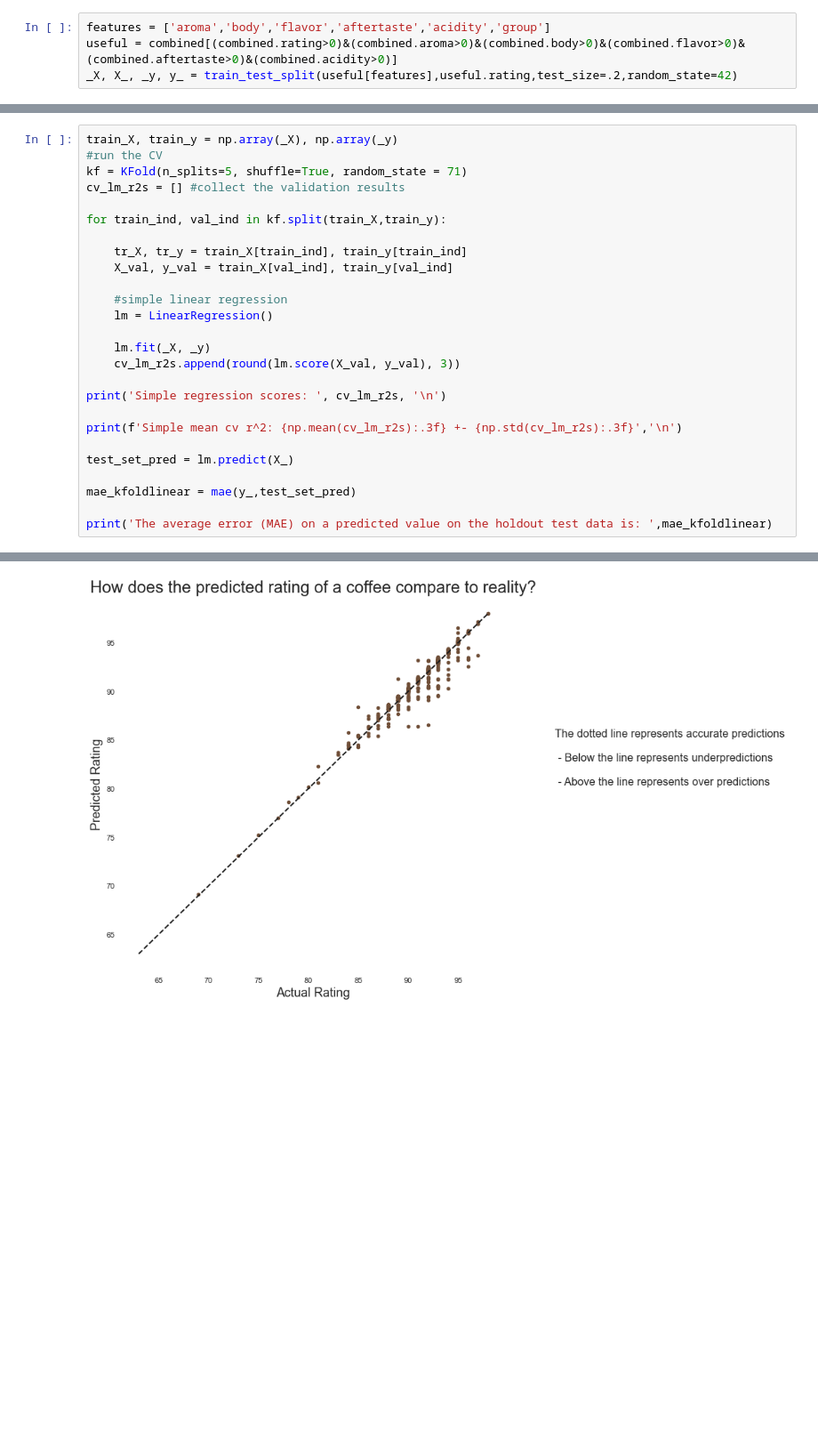
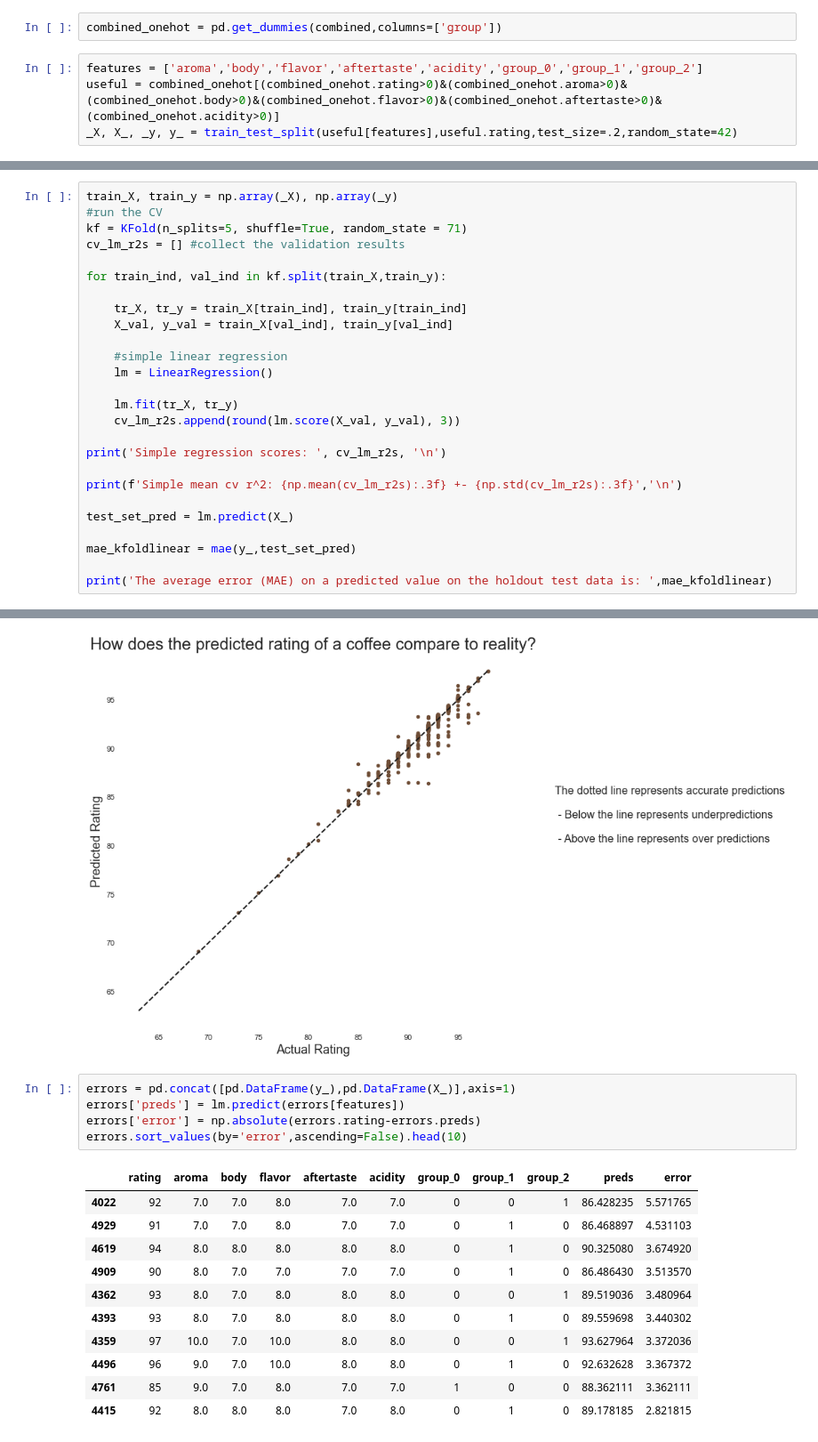
Before and after one commit to ejfeldman7/coffee-reviews-nlp, a Jupyter notebook: Notebooks/coffee_ratings_models.ipynb, the cells around one changed output, grey strips where cells are left out. Shown: that part at 89% size. Saved outputs shown, nothing was run; the diff lists cells and outputs as text; blank space fills up the shorter version.

```diff
--- a/Notebooks/coffee_ratings_models.ipynb
+++ b/Notebooks/coffee_ratings_models.ipynb
@@ -64,9 +68,11 @@ combined.head()
 | 2 | Red Rooster Coffee Roaster | Los Naranjos, La Argentina, Huila... | Light | 0 | 96 | 9.0 | 9.0 | 10.0 | 9.0 | 9.0 |
 | 3 | Paradise Roasters | Huila, Colombia | Light | 0 | 95 | 9.0 | 9.0 | 9.0 | 9.0 | 9.0 |
 | 4 | Kakalove Cafe | Antioquia Department, Colombia | Medium-Light | 1 | 95 | 9.0 | 9.0 | 9.0 | 9.0 | 9.0 |
+# %%
+combined_onehot = pd.get_dummies(combined,columns=['group'])
 # %%
-features = ['aroma','body','flavor','aftertaste','acidity','group']
-useful = combined[(combined.rating>0)&(combined.aroma>0)&(combined.body>0)&(combined.flavor>0)&(combined.aftertaste>0)&(combined.acidity>0)]
+features = ['aroma','body','flavor','aftertaste','acidity','group_0','group_1','group_2']
+useful = combined_onehot[(combined_onehot.rating>0)&(combined_onehot.aroma>0)&(combined_onehot.body>0)&(combined_onehot.flavor>0)&(combined_onehot.aftertaste>0)&(combined_onehot.acidity>0)]
 _X, X_, _y, y_ = train_test_split(useful[features],useful.rating,test_size=.2,random_state=42)
 # %%
 #Mean Absolute Error (MAE)
@@ -86,7 +92,7 @@ for train_ind, val_ind in kf.split(train_X,train_y):
     #simple linear regression
     lm = LinearRegression()
 
-    lm.fit(_X, _y)
+    lm.fit(tr_X, tr_y)
     cv_lm_r2s.append(round(lm.score(X_val, y_val), 3))
 
 print('Simple regression scores: ', cv_lm_r2s, '\n')
@@ -129,3 +163,20 @@ text = fig.text(1,.5,txt,fontsize=16)
 plt.show()
 # %% [output]
 [figure]
+# %%
+errors = pd.concat([pd.DataFrame(y_),pd.DataFrame(X_)],axis=1)
+errors['preds'] = lm.predict(errors[features])
+errors['error'] = np.absolute(errors.rating-errors.preds)
+errors.sort_values(by='error',ascending=False).head(10)
+# %% [output]
+|  | rating | aroma | body | flavor | aftertaste | acidity | group_0 | group_1 | group_2 | preds | error |
+| 4022 | 92 | 7.0 | 7.0 | 8.0 | 7.0 | 7.0 | 0 | 0 | 1 | 86.428235 | 5.571765 |
+| 4929 | 91 | 7.0 | 7.0 | 8.0 | 7.0 | 7.0 | 0 | 1 | 0 | 86.468897 | 4.531103 |
+| 4619 | 94 | 8.0 | 8.0 | 8.0 | 8.0 | 8.0 | 0 | 1 | 0 | 90.325080 | 3.674920 |
+| 4909 | 90 | 8.0 | 7.0 | 7.0 | 7.0 | 7.0 | 0 | 1 | 0 | 86.486430 | 3.513570 |
+| 4362 | 93 | 8.0 | 7.0 | 8.0 | 8.0 | 8.0 | 0 | 0 | 1 | 89.519036 | 3.480964 |
+| 4393 | 93 | 8.0 | 7.0 | 8.0 | 8.0 | 8.0 | 0 | 1 | 0 | 89.559698 | 3.440302 |
+| 4359 | 97 | 10.0 | 7.0 | 10.0 | 8.0 | 8.0 | 0 | 0 | 1 | 93.627964 | 3.372036 |
+| 4496 | 96 | 9.0 | 7.0 | 10.0 | 8.0 | 8.0 | 0 | 1 | 0 | 92.632628 | 3.367372 |
+| 4761 | 85 | 9.0 | 7.0 | 8.0 | 7.0 | 7.0 | 1 | 0 | 0 | 88.362111 | 3.362111 |
+| 4415 | 92 | 8.0 | 8.0 | 8.0 | 7.0 | 8.0 | 0 | 1 | 0 | 89.178185 | 2.821815 |
```
Also changed, not shown: parts of 16 cells of this notebook.
